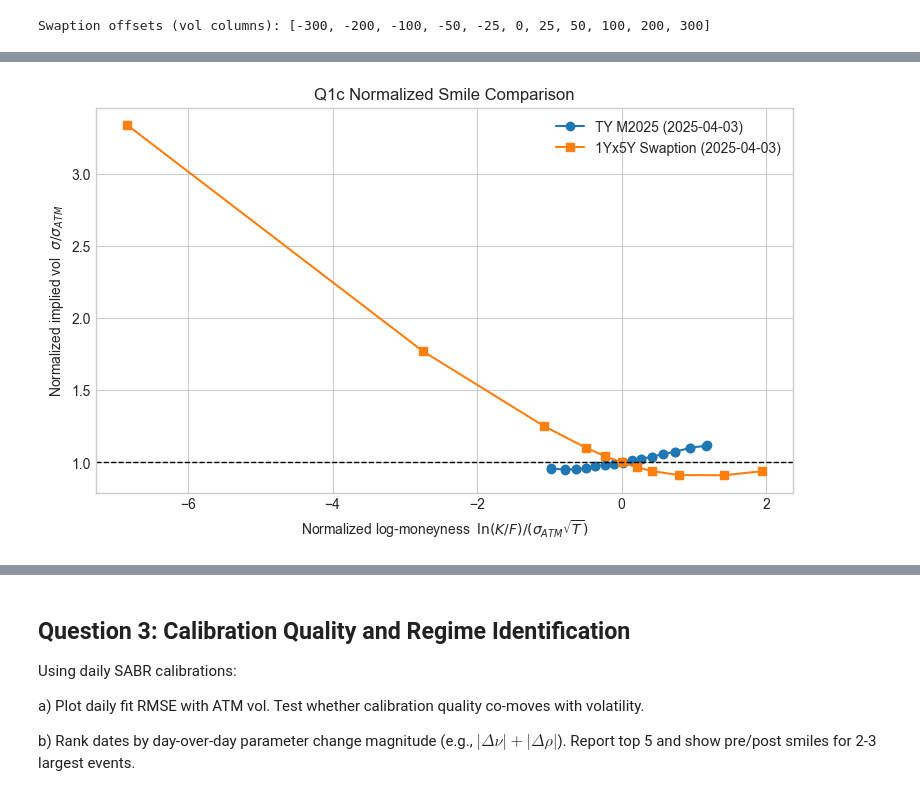
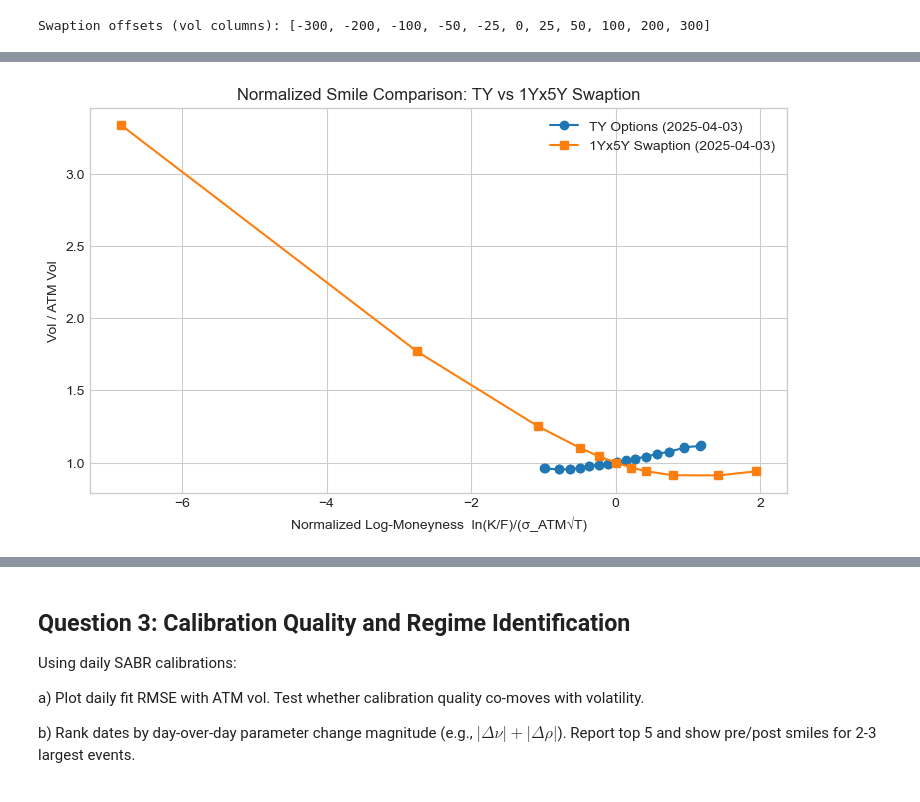
Before and after one commit to se101/Fixed-Income-Derivatives-, a Jupyter notebook: Project.ipynb, the cells around one changed output, grey strips where cells are left out. Drawn from its saved outputs; the diff is of its cells as text; code cells hidden in the pictures.

```diff
--- a/Project.ipynb
+++ b/Project.ipynb
@@ -564,49 +1028,82 @@ Selected event dates:
 # %%
+# Use the tariff shock day for comparison
+cmp_date = nearest_date(m2025, '2025-04-03')
 
-# Q1c: TY vs 1Yx5Y swaption normalized smile on the same date
-cmp_date = nearest_date(m2025, '2025-04-03')
+# TY smile
 row_ty = m2025.loc[m2025['date'] == cmp_date].iloc[0]
 smile_ty = build_ty_smile_from_row(row_ty)
 
+norm_ty = normalize_smile(
+    smile_ty['strike'],
+    smile_ty['vol'],
+    row_ty['Future Price'],
+    row_ty['Expiration Option']
+)
+
+atm_ty = norm_ty['atm'].iloc[0]
+
+# Swaption smile
 swp_row = swaption_merged.loc[swaption_merged['date'] == cmp_date]
+
 if swp_row.empty:
-    cmp_date = swaption_merged['date'].iloc[np.argmin(np.abs(swaption_merged['date'].values - cmp_date.to_datetime64()))]
-    row_ty = m2025.loc[m2025['date'] == nearest_date(m2025, cmp_date)].iloc[0]
-    smile_ty = build_ty_smile_from_row(row_ty)
+    cmp_date = nearest_date(swaption_merged, cmp_date)
     swp_row = swaption_merged.loc[swaption_merged['date'] == cmp_date]
+
 swp_row = swp_row.iloc[0]
 
-# Normalization: x-axis = log-moneyness scaled by ATM std dev, y-axis = vol / ATM vol.
-F_ty = float(row_ty['Future Price'])
-T_ty = float(row_ty['Expiration Option'])
-atm_ty = float((row_ty['P50dvol'] + row_ty['C50dvol']) / 2)
+F_sw = float(swp_row['atm_fwd_pct'])
 
-x_ty = np.log(smile_ty['K'].values / F_ty) / (atm_ty * np.sqrt(T_ty))
-y_ty = smile_ty['iv'].values / atm_ty
+K_sw = np.array([
+    float(swp_row[f'{c}_K']) for c in swaption_offsets
+])
 
-# Swaption assumptions: option expiry is 1Y for 1Yx5Y.
-F_sw = float(swp_row['atm_fwd_pct'])
-K_sw = np.array([float(swp_row[f'{c}_K']) for c in swaption_offsets])
-vol_sw = np.array([float(swp_row[f'{c}_vol']) for c in swaption_offsets])
-T_sw = 1.0
-atm_sw = float(swp_row['0_vol'])
+vol_sw = np.array([
+    float(swp_row[f'{c}_vol']) for c in swaption_offsets
+])
 
-x_sw = np.log(K_sw / F_sw) / (atm_sw * np.sqrt(T_sw))
-y_sw = vol_sw / atm_sw
+norm_sw = normalize_smile(
+    K_sw,
+    vol_sw,
+    F_sw,
+    T=1.0
+)
 
-fig, ax = plt.subplots(figsize=(9, 5))
-ax.plot(x_ty, y_ty, 'o-', label=f'TY M2025 ({row_ty["date"].date()})')
-ax.plot(x_sw, y_sw, 's-', label=f'1Yx5Y Swaption ({cmp_date.date()})')
-ax.axhline(1.0, color='k', ls='--', lw=1)
-ax.set_title('Q1c Normalized Smile Comparison')
-ax.set_xlabel('Normalized log-moneyness  $\ln(K/F)/(\sigma_{ATM}\sqrt{T})$')
-ax.set_ylabel('Normalized implied vol  $\sigma/\sigma_{ATM}$')
+atm_sw = norm_sw['atm'].iloc[0]
+
+
+# Plot normalized smiles
+fig, ax = plt.subplots(figsize=(9,5))
+
+ax.plot(
+    norm_ty['x_norm'],
+    norm_ty['vol_norm'],
+    'o-',
+    label=f'TY Options ({cmp_date.date()})'
+)
+
+ax.plot(
+    norm_sw['x_norm'],
+    norm_sw['vol_norm'],
+    's-',
+    label=f'1Yx5Y Swaption ({cmp_date.date()})'
+)
+
+ax.set_title("Normalized Smile Comparison: TY vs 1Yx5Y Swaption")
+ax.set_xlabel("Normalized Log-Moneyness  ln(K/F)/(σ_ATM√T)")
+ax.set_ylabel("Vol / ATM Vol")
+
 ax.legend()
+
 plt.show()
 
-pd.DataFrame({
-    'metric': ['compare_date', 'TY_atm_vol', 'Swaption_atm_vol'],
-    'value': [str(cmp_date.date()), atm_ty, atm_sw],
+# Summary table
+comparison_summary = pd.DataFrame({
+    "Product": ["TY Options", "1Yx5Y Swaption"],
+    "Date": [cmp_date.date(), cmp_date.date()],
+    "ATM Vol": [atm_ty, atm_sw]
 })
+
+print("\nQ1c Comparison Summary:")
+print(comparison_summary)
 # %% [output]
-[figure, old version]
+[figure, new version]
```
Also changed, not shown: parts of 42 cells of this notebook.
